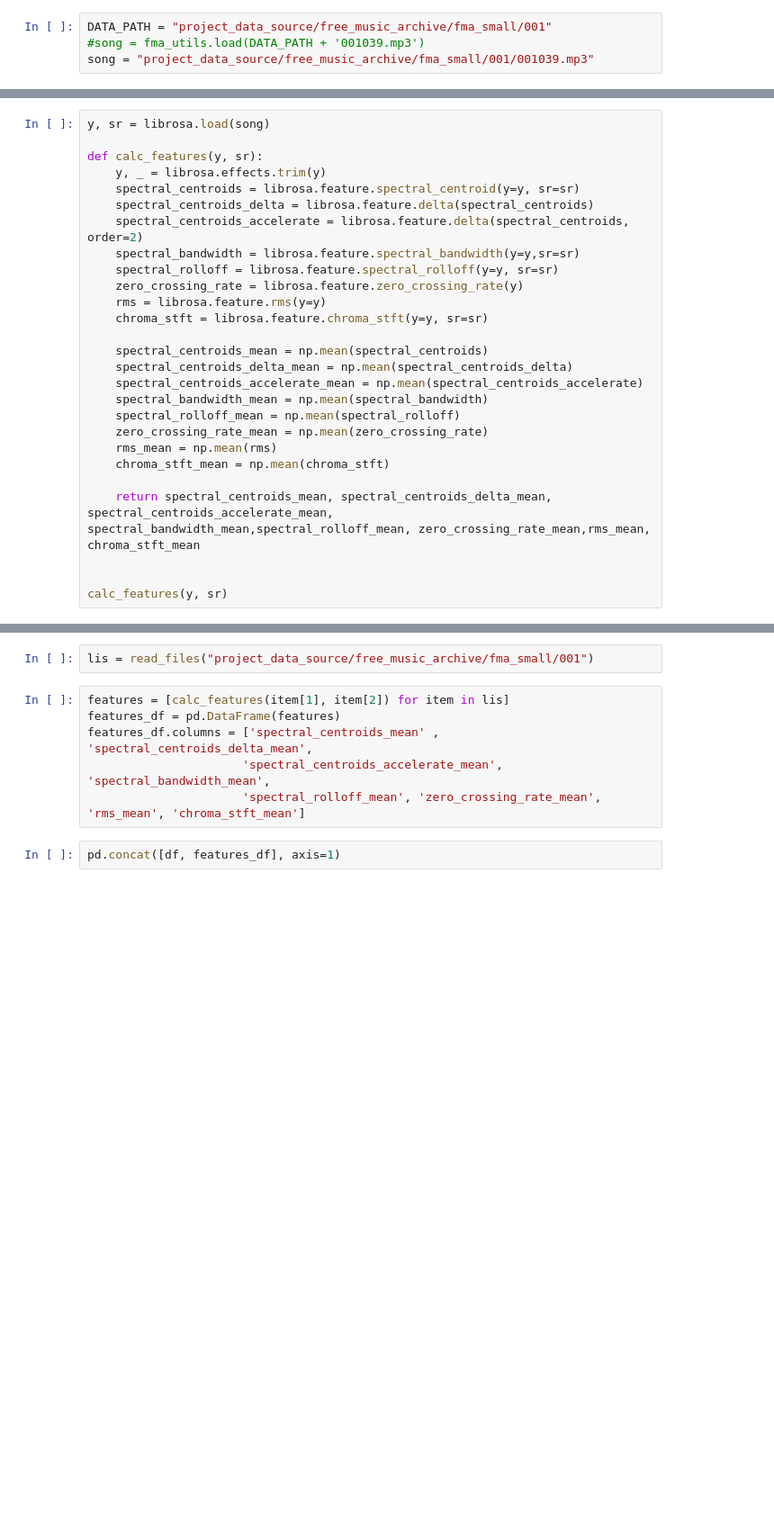
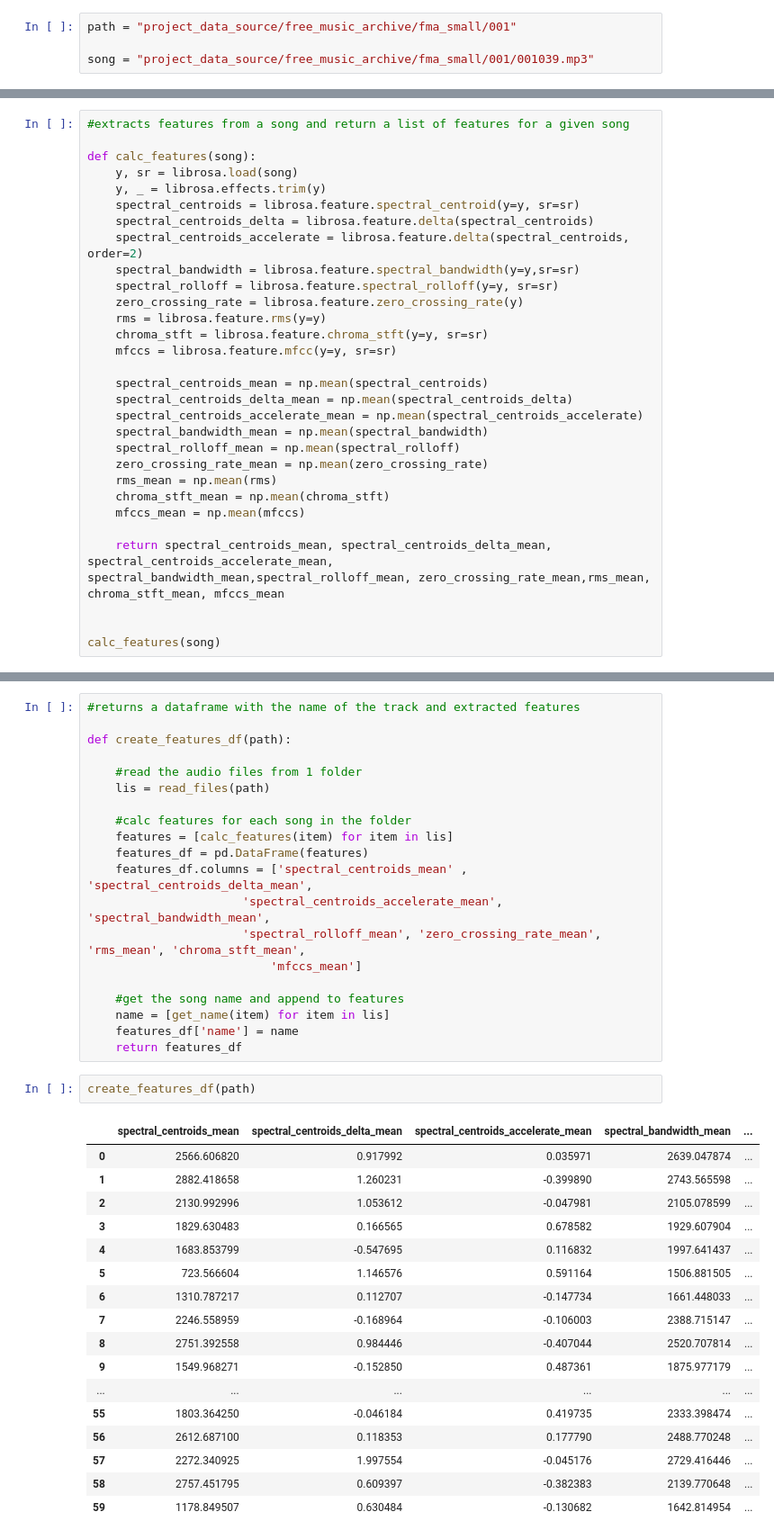
Before and after one commit to BMurp/music_modeling_capstone, a Jupyter notebook: feature_extraction.ipynb, the cells around one changed output, grey strips where cells are left out. Shown at 90% size. Saved outputs shown, nothing was run; the diff lists cells and outputs as text; blank space fills up the shorter version.

Commit message:
feature extraction - FMA dataset - version 1

```diff
--- a/feature_extraction.ipynb
+++ b/feature_extraction.ipynb
@@ -16,4 +37,4 @@ def read_files(directory):
 # %%
-DATA_PATH = "project_data_source/free_music_archive/fma_small/001"
-#song = fma_utils.load(DATA_PATH + '001039.mp3')
+path = "project_data_source/free_music_archive/fma_small/001"
+
 song = "project_data_source/free_music_archive/fma_small/001/001039.mp3"
@@ -20,7 +59,8 @@ song = "project_data_source/free_music_archive/fma_small/001/001039.mp3"
 # %%
-y, sr = librosa.load(song)
+#extracts features from a song and return a list of features for a given song
 
-def calc_features(y, sr):
+def calc_features(song):
+    y, sr = librosa.load(song)
     y, _ = librosa.effects.trim(y)
     spectral_centroids = librosa.feature.spectral_centroid(y=y, sr=sr)
     spectral_centroids_delta = librosa.feature.delta(spectral_centroids)
@@ -30,6 +70,7 @@ def calc_features(y, sr):
     zero_crossing_rate = librosa.feature.zero_crossing_rate(y)
     rms = librosa.feature.rms(y=y)
     chroma_stft = librosa.feature.chroma_stft(y=y, sr=sr)
+    mfccs = librosa.feature.mfcc(y=y, sr=sr)
 
     spectral_centroids_mean = np.mean(spectral_centroids)
     spectral_centroids_delta_mean = np.mean(spectral_centroids_delta)
@@ -39,11 +80,12 @@ def calc_features(y, sr):
     zero_crossing_rate_mean = np.mean(zero_crossing_rate)
     rms_mean = np.mean(rms)
     chroma_stft_mean = np.mean(chroma_stft)
+    mfccs_mean = np.mean(mfccs)
 
-    return spectral_centroids_mean, spectral_centroids_delta_mean, spectral_centroids_accelerate_mean, spectral_bandwidth_mean,spectral_rolloff_mean, zero_crossing_rate_mean,rms_mean, chroma_stft_mean
+    return spectral_centroids_mean, spectral_centroids_delta_mean, spectral_centroids_accelerate_mean, spectral_bandwidth_mean,spectral_rolloff_mean, zero_crossing_rate_mean,rms_mean, chroma_stft_mean, mfccs_mean
 
 
-calc_features(y, sr)
+calc_features(song)
 # %% [output]
 (2259.2244579671465,
  0.5579229289832527,
@@ -93,10 +99,40 @@ df.columns =['song name', 'y', 'sr']
-# %%
-lis = read_files("project_data_source/free_music_archive/fma_small/001")
 # %%
-features = [calc_features(item[1], item[2]) for item in lis]
-features_df = pd.DataFrame(features)
-features_df.columns = ['spectral_centroids_mean' , 'spectral_centroids_delta_mean',
+#returns a dataframe with the name of the track and extracted features
+
+def create_features_df(path):
+
+    #read the audio files from 1 folder
+    lis = read_files(path)
+
+    #calc features for each song in the folder
+    features = [calc_features(item) for item in lis]
+    features_df = pd.DataFrame(features)
+    features_df.columns = ['spectral_centroids_mean' , 'spectral_centroids_delta_mean',
                       'spectral_centroids_accelerate_mean', 'spectral_bandwidth_mean',
-                      'spectral_rolloff_mean', 'zero_crossing_rate_mean', 'rms_mean', 'chroma_stft_mean']
+                      'spectral_rolloff_mean', 'zero_crossing_rate_mean', 'rms_mean', 'chroma_stft_mean',
+                          'mfccs_mean']
+
+    #get the song name and append to features
+    name = [get_name(item) for item in lis]
+    features_df['name'] = name
+    return features_df
 # %%
-pd.concat([df, features_df], axis=1)
+create_features_df(path)
+# %% [output]
+|  | spectral_centroids_mean | spectral_centroids_delta_mean | spectral_centroids_accelerate_mean | spectral_bandwidth_mean | ... |
+| 0 | 2566.606820 | 0.917992 | 0.035971 | 2639.047874 | ... |
+| 1 | 2882.418658 | 1.260231 | -0.399890 | 2743.565598 | ... |
+| 2 | 2130.992996 | 1.053612 | -0.047981 | 2105.078599 | ... |
+| 3 | 1829.630483 | 0.166565 | 0.678582 | 1929.607904 | ... |
+| 4 | 1683.853799 | -0.547695 | 0.116832 | 1997.641437 | ... |
+| 5 | 723.566604 | 1.146576 | 0.591164 | 1506.881505 | ... |
+| 6 | 1310.787217 | 0.112707 | -0.147734 | 1661.448033 | ... |
+| 7 | 2246.558959 | -0.168964 | -0.106003 | 2388.715147 | ... |
+| 8 | 2751.392558 | 0.984446 | -0.407044 | 2520.707814 | ... |
+| 9 | 1549.968271 | -0.152850 | 0.487361 | 1875.977179 | ... |
+| ... | ... | ... | ... | ... | ... |
+| 55 | 1803.364250 | -0.046184 | 0.419735 | 2333.398474 | ... |
+| 56 | 2612.687100 | 0.118353 | 0.177790 | 2488.770248 | ... |
+| 57 | 2272.340925 | 1.997554 | -0.045176 | 2729.416446 | ... |
+| 58 | 2757.451795 | 0.609397 | -0.382383 | 2139.770648 | ... |
+| 59 | 1178.849507 | 0.630484 | -0.130682 | 1642.814954 | ... |
```
Also changed, not shown: parts of 10 cells of this notebook.
